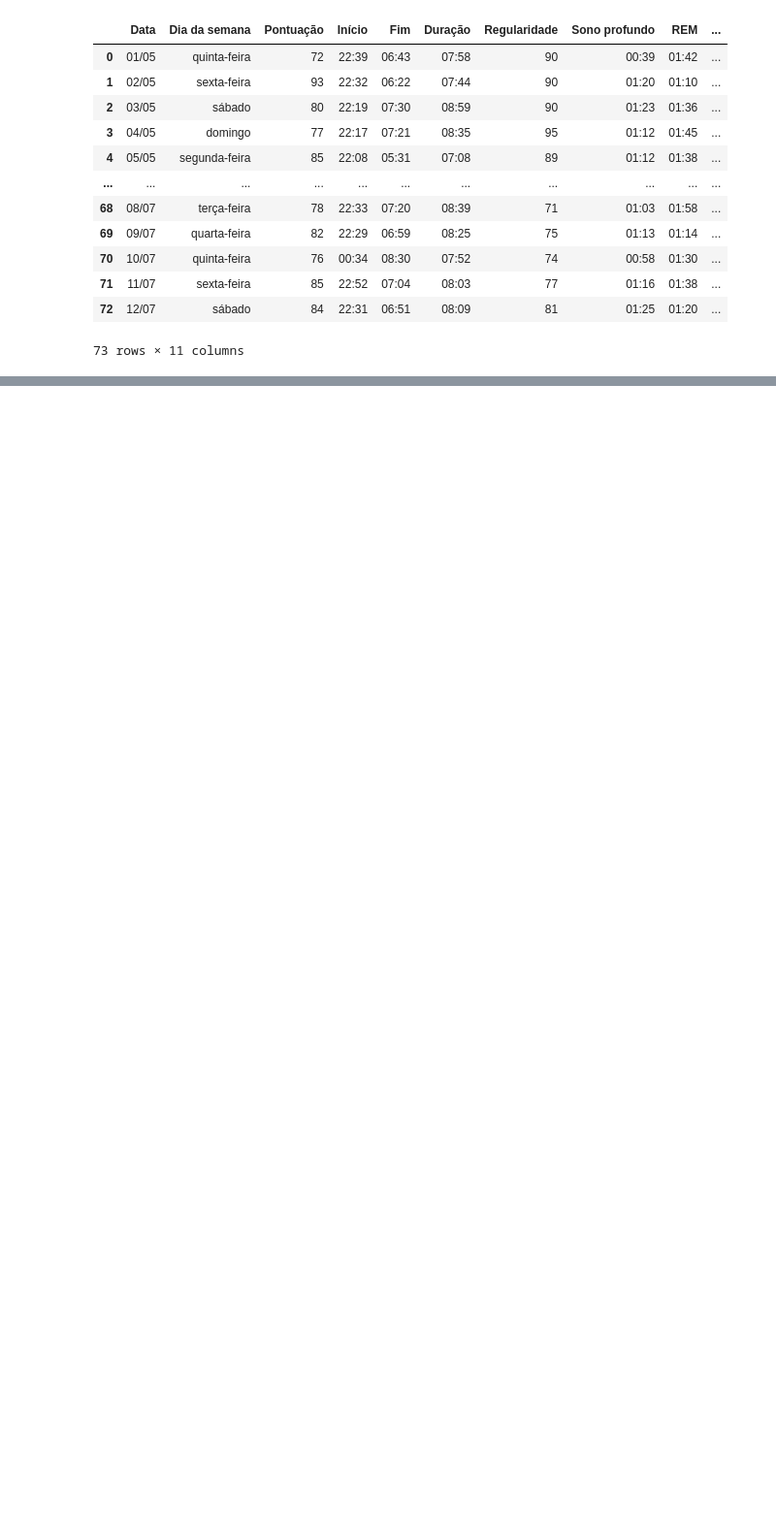
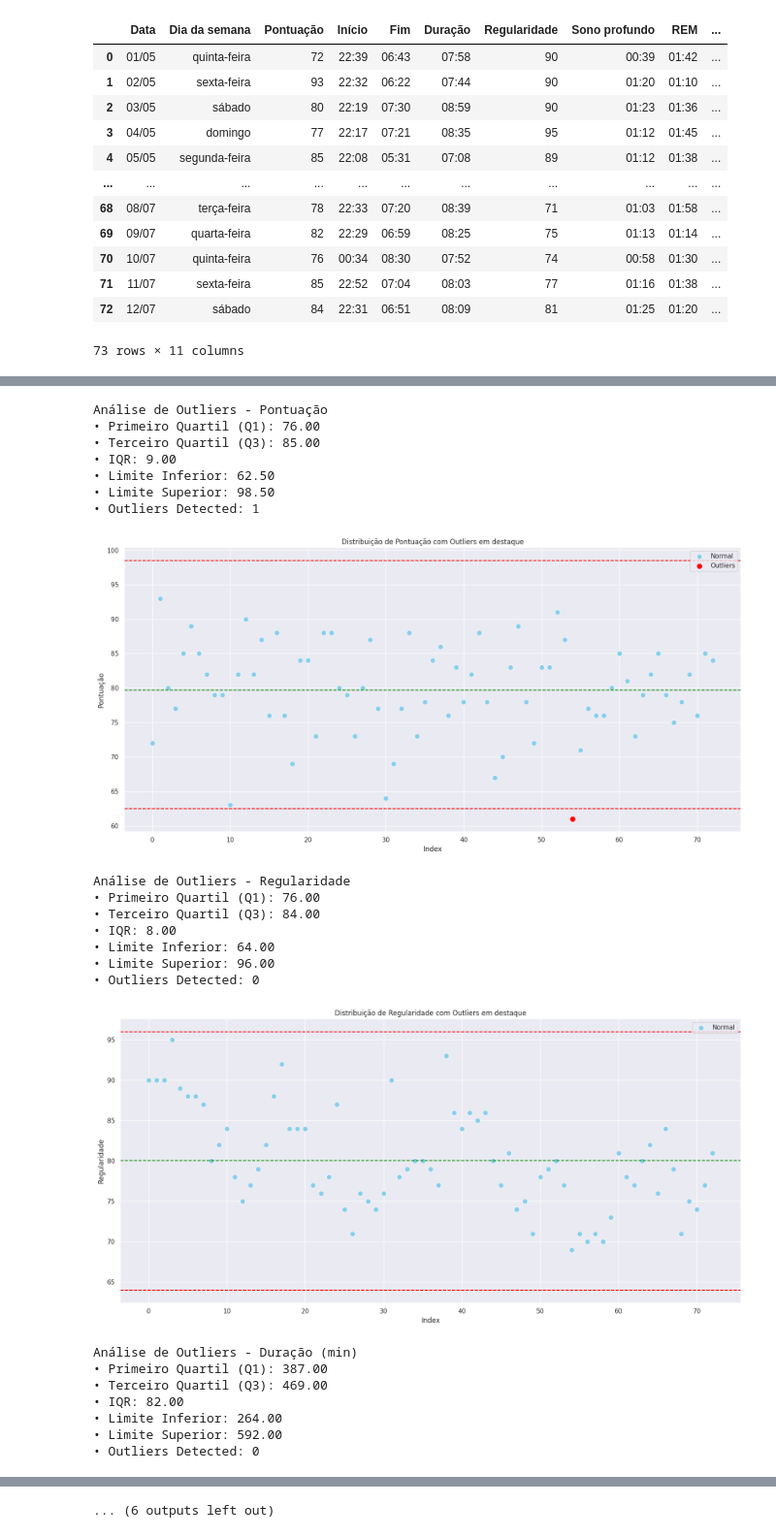
Before and after one commit to kylesonev/sleep_analysis, a Jupyter notebook: notebook/01.ipynb, the cells around one changed output, grey strips where cells are left out. Shown at 97% size. Drawn from its saved outputs; the diff is of its cells as text; code cells hidden in the pictures; blank space fills up the shorter version.

```diff
--- a/notebook/01.ipynb
+++ b/notebook/01.ipynb
@@ -75,0 +86,60 @@ data
+# %%
+for metrica in metricas:
+    Q1 = data[metrica].quantile(0.25)
+    Q3 = data[metrica].quantile(0.75)
+    IQR = Q3 - Q1
+    limite_inferior = Q1 - 1.5 * IQR
+    limite_superior = Q3 + 1.5 * IQR
+
+    outliers_mask = (data[metrica] < limite_inferior) | (data[metrica] > limite_superior)
+    outliers_df = data[outliers_mask].copy()
+    non_outliers_df = data[~outliers_mask].copy()
+
+    print(f"\nAnálise de Outliers - {metrica}")
+    print(f"• Primeiro Quartil (Q1): {Q1:.2f}")
+    print(f"• Terceiro Quartil (Q3): {Q3:.2f}")
+    print(f"• IQR: {IQR:.2f}")
+    print(f"• Limite Inferior: {limite_inferior:.2f}")
+    print(f"• Limite Superior: {limite_superior:.2f}")
+    print(f"• Outliers Detected: {len(outliers_df)}")
+
+    plt.figure(figsize=(16, 8))
+
+    media = data[metrica].mean()
+
+    sns.scatterplot(x=non_outliers_df.index, y=non_outliers_df[metrica], color="skyblue", label="Normal", s=80)
+    sns.scatterplot(x=outliers_df.index, y=outliers_df[metrica], color="red", label="Outliers", s=100)
+    plt.axhline(limite_superior, color="red", linestyle="--")
+    plt.axhline(limite_inferior, color="red", linestyle="--")
+    plt.axhline(media, color="green", linestyle="--")
+
+    plt.title(f"Distribuição de {metrica.capitalize()} com Outliers em destaque")
+    plt.xlabel("Index")
+    plt.ylabel(metrica)
+    plt.legend()
+    plt.tight_layout()
+    plt.show()
+# %% [output]
+Análise de Outliers - Pontuação
+• Primeiro Quartil (Q1): 76.00
+• Terceiro Quartil (Q3): 85.00
+• IQR: 9.00
+• Limite Inferior: 62.50
+• Limite Superior: 98.50
+• Outliers Detected: 1
+[figure, added]
+Análise de Outliers - Regularidade
+• Primeiro Quartil (Q1): 76.00
+• Terceiro Quartil (Q3): 84.00
+• IQR: 8.00
+• Limite Inferior: 64.00
+• Limite Superior: 96.00
+• Outliers Detected: 0
+[figure, added]
+Análise de Outliers - Duração (min)
+• Primeiro Quartil (Q1): 387.00
+• Terceiro Quartil (Q3): 469.00
+• IQR: 82.00
+• Limite Inferior: 264.00
+• Limite Superior: 592.00
+• Outliers Detected: 0
@@ -75,0 +171 @@ data
+... (6 outputs left out)
```
Also changed, not shown: parts of 25 cells of this notebook.
